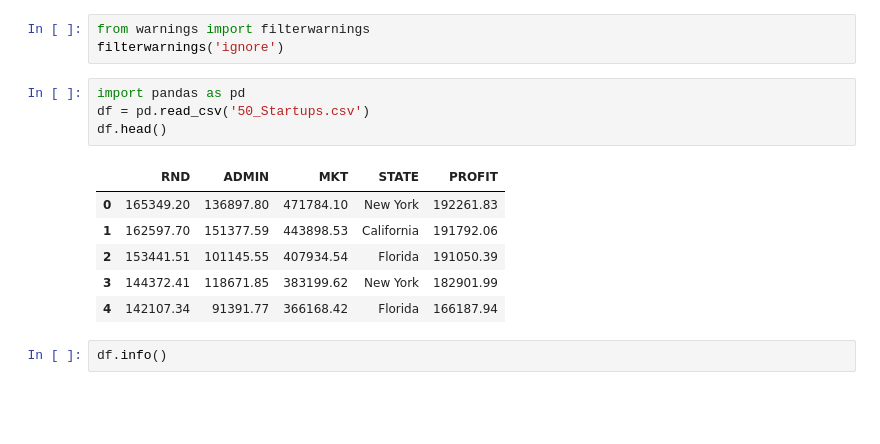
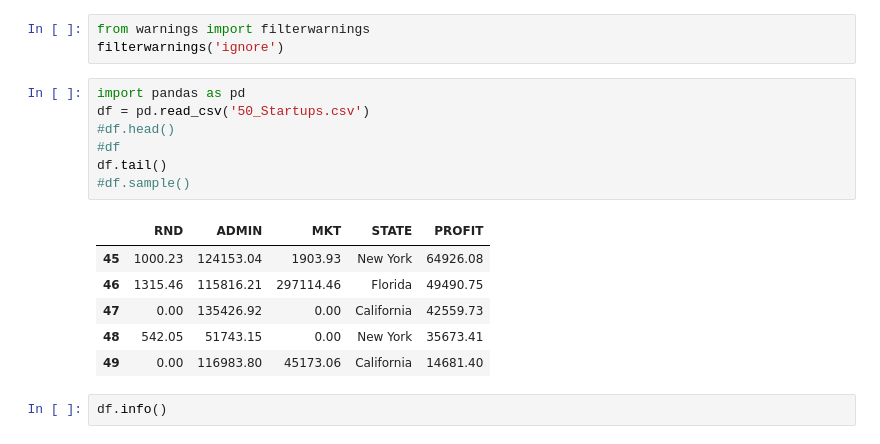
Before and after one commit to rbshinde36/ML-Latest, a Jupyter notebook: simple linear reg/lr.ipynb, the cells around one changed output. Cells and saved outputs as stored; diff of their text form; blank space fills up the shorter version.

```diff
--- a/simple linear reg/lr.ipynb
+++ b/simple linear reg/lr.ipynb
@@ -6,14 +6,17 @@ filterwarnings('ignore')
 # %%
 import pandas as pd
 df = pd.read_csv('50_Startups.csv')
-df.head()
+#df.head()
+#df
+df.tail()
+#df.sample()
 # %% [output]
 |  | RND | ADMIN | MKT | STATE | PROFIT |
-| 0 | 165349.20 | 136897.80 | 471784.10 | New York | 192261.83 |
-| 1 | 162597.70 | 151377.59 | 443898.53 | California | 191792.06 |
-| 2 | 153441.51 | 101145.55 | 407934.54 | Florida | 191050.39 |
-| 3 | 144372.41 | 118671.85 | 383199.62 | New York | 182901.99 |
-| 4 | 142107.34 | 91391.77 | 366168.42 | Florida | 166187.94 |
+| 45 | 1000.23 | 124153.04 | 1903.93 | New York | 64926.08 |
+| 46 | 1315.46 | 115816.21 | 297114.46 | Florida | 49490.75 |
+| 47 | 0.00 | 135426.92 | 0.00 | California | 42559.73 |
+| 48 | 542.05 | 51743.15 | 0.00 | New York | 35673.41 |
+| 49 | 0.00 | 116983.80 | 45173.06 | California | 14681.40 |
 # %%
 df.info()
 # %% [output]
```
Also changed, not shown: parts of 2 cells of this notebook, 1 other file.
